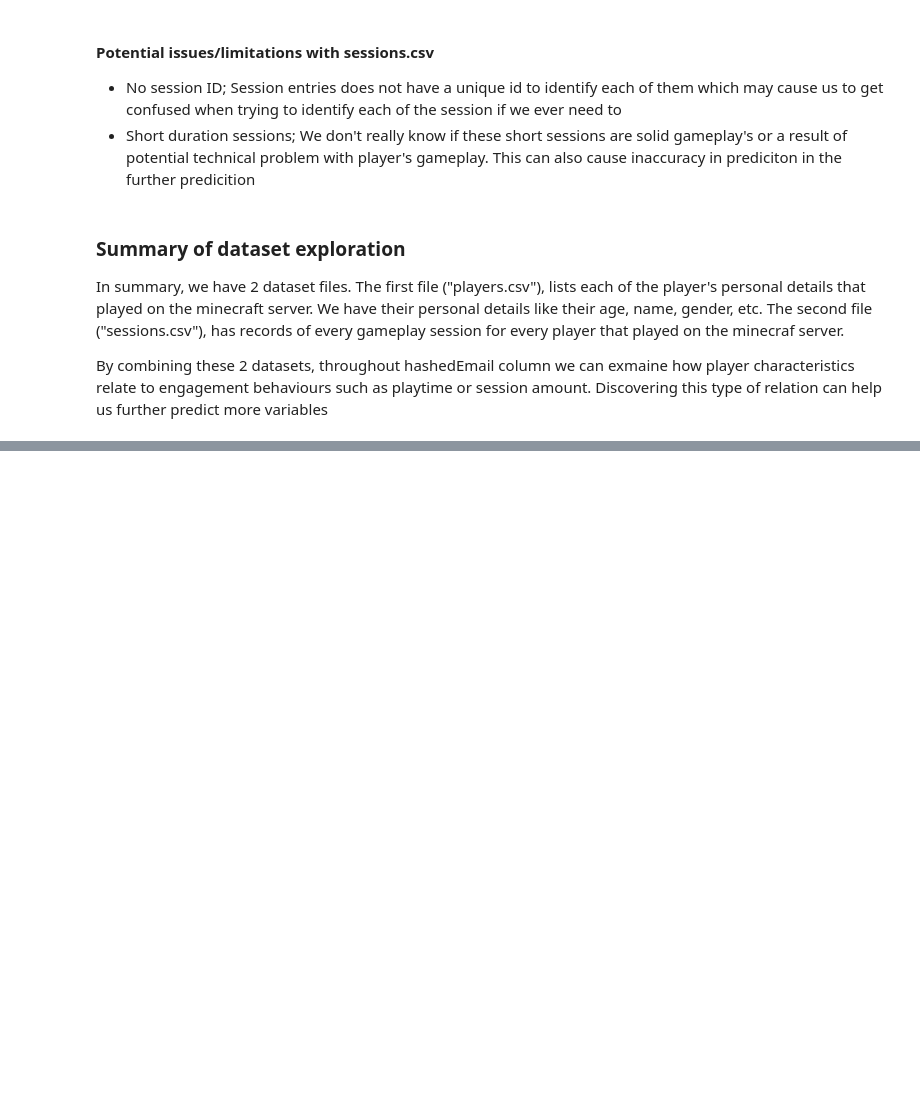
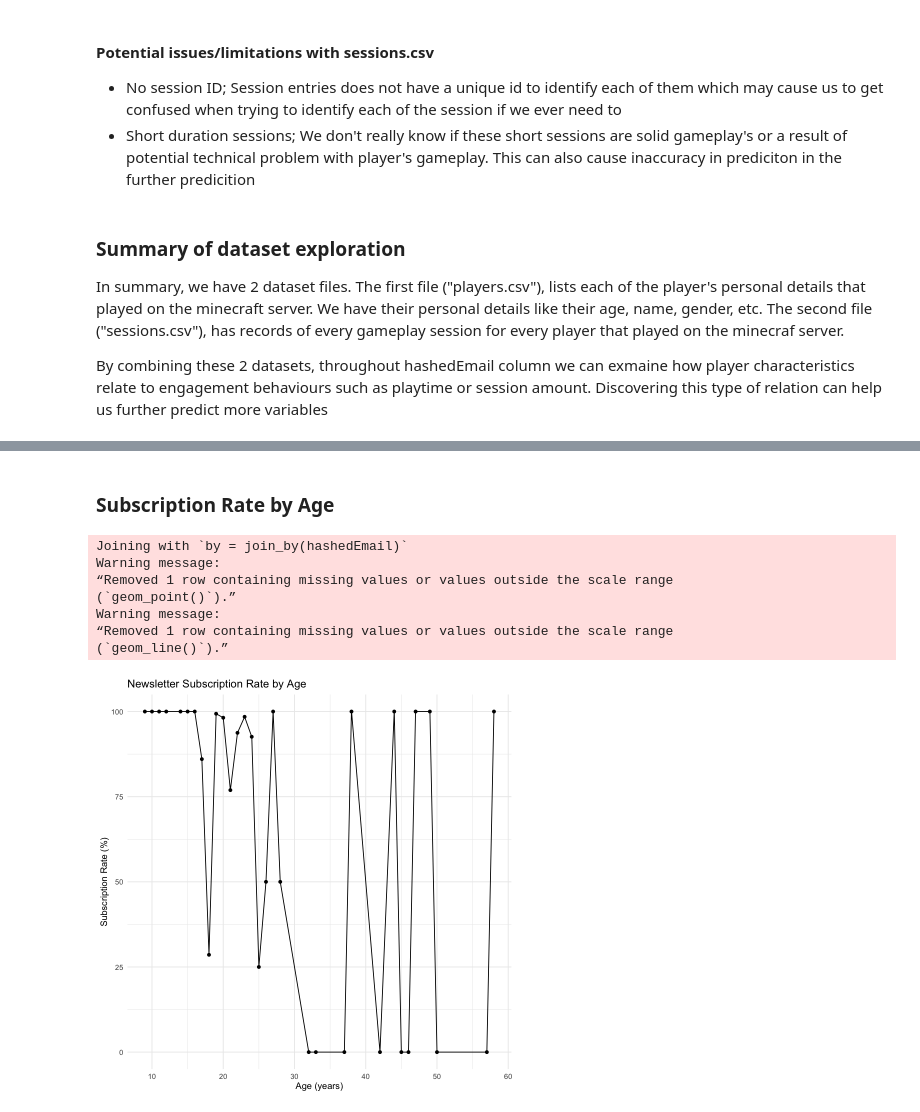
Before and after one commit to tunasayin/dsci100-project, a Jupyter notebook: project.ipynb, the cells around one changed output, grey strips where cells are left out. Saved outputs shown, nothing was run; the diff lists cells and outputs as text; code cells hidden in the pictures; blank space fills up the shorter version.

```diff
--- a/project.ipynb
+++ b/project.ipynb
@@ -169,0 +192,24 @@ To address this question, I will merge both of the datasets, and will link every
+# %% [markdown]
+### Subscription Rate by Age
+# %%
+left_join(players, sessions) %>%
+  group_by(Age) %>%
+  summarise(subscription_rate = mean(subscribe == TRUE) * 100) %>%
+  ggplot(aes(x = Age, y = subscription_rate)) +
+  geom_point() +
+  geom_line() +
+  labs(
+    title = "Newsletter Subscription Rate by Age",
+    x = "Age (years)",
+    y = "Subscription Rate (%)"
+  ) +
+  theme_minimal()
+# %% [output]
+Joining with `by = join_by(hashedEmail)`
+Warning message:
+“Removed 1 row containing missing values or values outside the scale range
+(`geom_point()`).”
+Warning message:
+“Removed 1 row containing missing values or values outside the scale range
+(`geom_line()`).”
+[figure, added]
```
Also changed, not shown: parts of 6 cells of this notebook, 6 other files.
